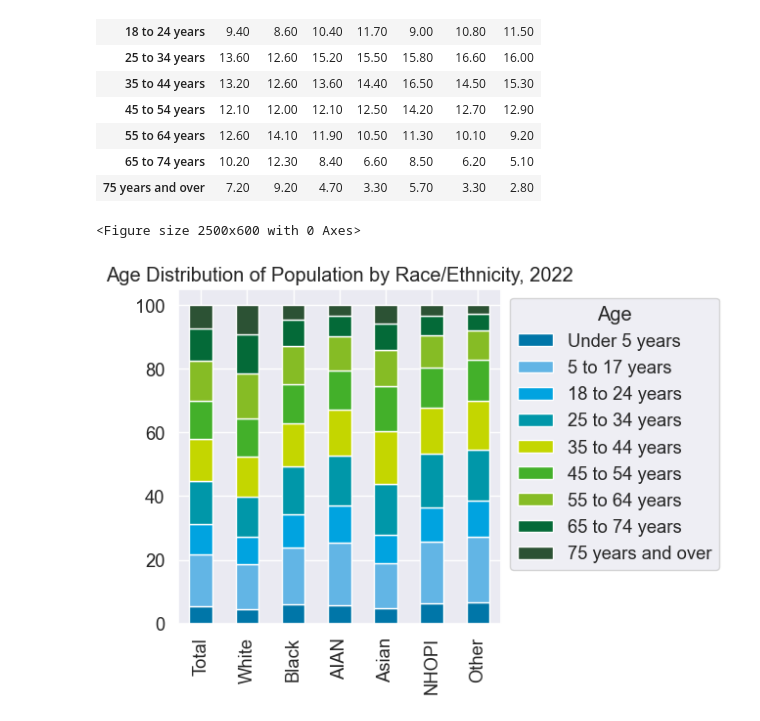
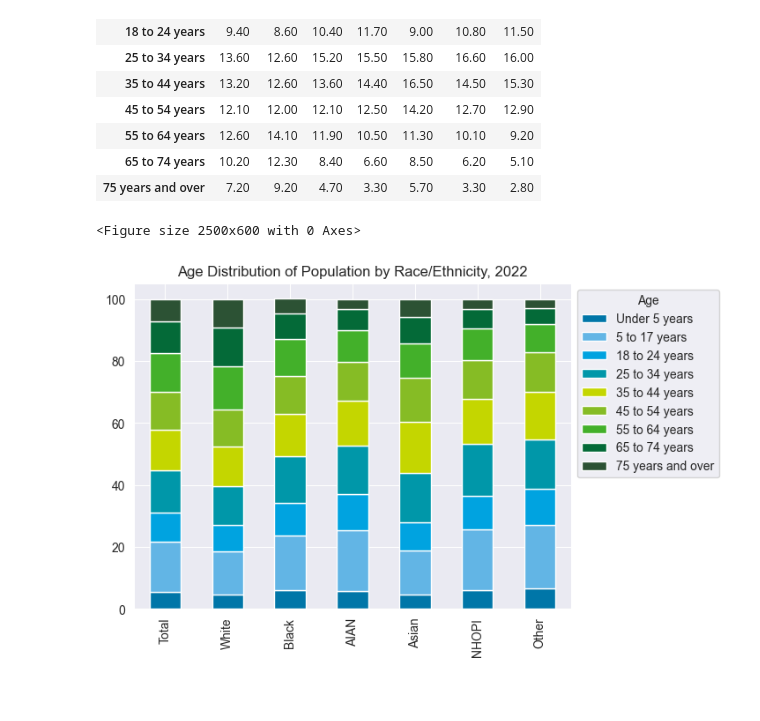
Before and after one commit to kellyle404/Risk_analysis_tech_stocks, a Jupyter notebook: US_cost_and_healthcare.ipynb, the cells around one changed output. Saved outputs shown, nothing was run; the diff lists cells and outputs as text; code cells hidden in the pictures; blank space fills up the shorter version.

```diff
--- a/US_cost_and_healthcare.ipynb
+++ b/US_cost_and_healthcare.ipynb
@@ -20,5 +75,5 @@ warnings.filterwarnings("ignore")
 pd.set_option('display.float_format', '{:.2f}'.format)
 
 # Formatting
-colors = ["#0076A8", "#62B5E5", "#00A3E0", "#0097A9", "#C4D600", "#43B02A", "#86BC25", "#046A38", "#2C5234"]
+colors = ["#0076A8", "#62B5E5", "#00A3E0", "#0097A9", "#C4D600", "#86BC25", "#43B02A", "#046A38", "#2C5234"]
 my_palette = sns.color_palette(colors)
@@ -44,14 +79,0 @@ data
-# %%
-# Load and clean demographic data
-demographics = (
-    pd.read_csv('2022 American Community Survey 1-Year Estimates.csv', header=1, index_col=[0])
-    .replace({",": "", "%": "", "(X)": np.nan}, regex = True)
-    .iloc[1:, :]
-    .astype(float)
-)
-
-# Rename columns
-demographics.columns = demographics.columns.str.replace(' alone', '').str.replace('Some Other Race', 'Other race')
-demographics.columns = ['Total', 'White', 'Black', 'AIAN', 'Asian', 'NHOPI', 'Other']
-
-demographics
@@ -122,16 +156,17 @@ age # in percentages
 # %%
 age_plot = age.T
 
-plt.figure(figsize = (25, 6))
+plt.figure(figsize = (25, 6));
 
 age_plot.plot(
     kind = 'bar',
     stacked = True,
-    color = sns.set_palette(my_palette))
+    color = sns.set_palette(my_palette)
+)
+plt.legend(title = 'Age', bbox_to_anchor = (1, 1));
+plt.title("Age Distribution of Population by Race/Ethnicity, 2022");
 
-plt.title("Age Distribution of Population by Race/Ethnicity, 2022")
-plt.legend(title = 'Age', bbox_to_anchor = (1, 1), loc = 'upper left')
-plt.tight_layout()
+# how tf do i get rid of the '<Figure size 2500x600 with 0 Axes> line????????????????????????
 # %% [output]
 <Figure size 2500x600 with 0 Axes>
-[figure, old version]
+[figure, new version]
```
Also changed, not shown: parts of 26 cells of this notebook, 5 other files.
